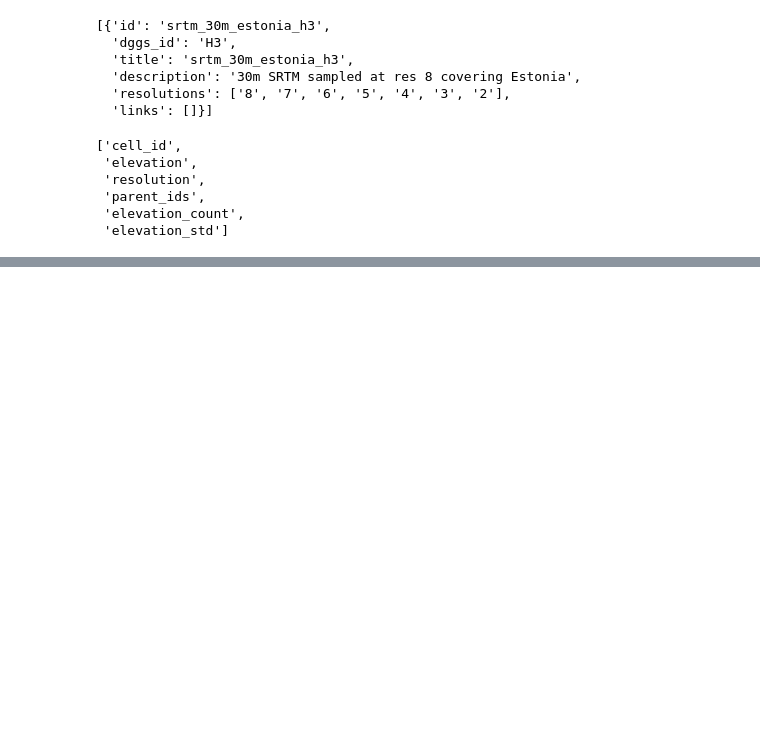
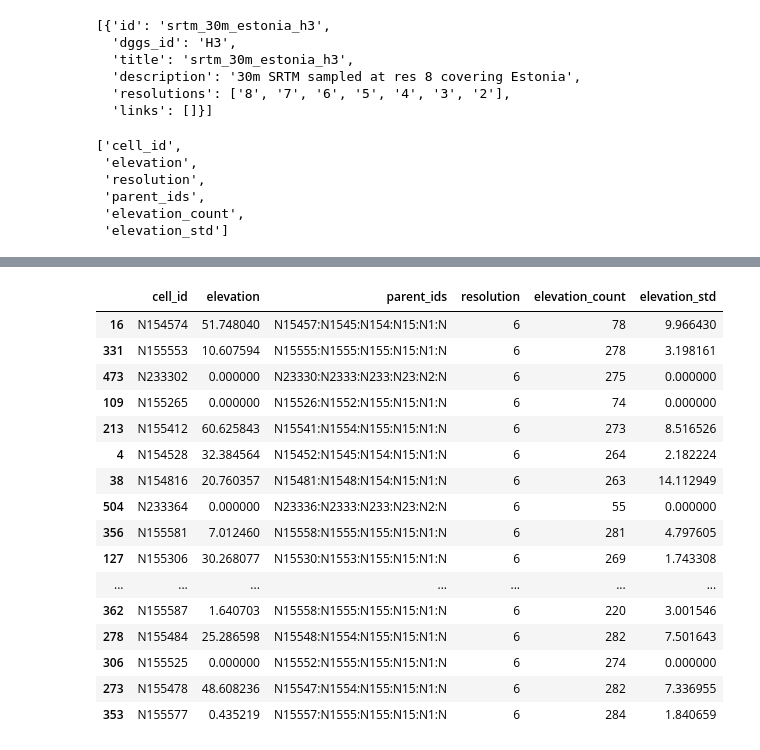
Before and after one commit to allixender/ogcapi-dggs-webdev-python, a Jupyter notebook: misc/db_fill.ipynb, the cells around one changed output, grey strips where cells are left out. Saved outputs shown, nothing was run; the diff lists cells and outputs as text; code cells hidden in the pictures; blank space fills up the shorter version.

```diff
--- a/misc/db_fill.ipynb
+++ b/misc/db_fill.ipynb
@@ -277,0 +611,11 @@ ignore_fields=["parent_ids"]
+# %%
+variable = "elevation"
+
+# smaller_df = df.head(5000).copy()
+
+elev_rhpix = prep_single_var_dggs(data=dfr, base_resolution=8, min_resolution=2, var_name=variable, main_stat='mean', uncert_stats=['count', 'std'], dggs_type="RHEALPIX")
+
+display(elev_rhpix.info())
+display(elev_rhpix.describe())
+
+elev_rhpix.sample(5)
@@ -277,0 +658,20 @@ ignore_fields=["parent_ids"]
+# %%
+elev_rhpix.loc[elev_rhpix["resolution"] <= 6].sample(20)
+# %% [output]
+|  | cell_id | elevation | parent_ids | resolution | elevation_count | elevation_std |
+| 16 | N154574 | 51.748040 | N15457:N1545:N154:N15:N1:N | 6 | 78 | 9.966430 |
+| 331 | N155553 | 10.607594 | N15555:N1555:N155:N15:N1:N | 6 | 278 | 3.198161 |
+| 473 | N233302 | 0.000000 | N23330:N2333:N233:N23:N2:N | 6 | 275 | 0.000000 |
+| 109 | N155265 | 0.000000 | N15526:N1552:N155:N15:N1:N | 6 | 74 | 0.000000 |
+| 213 | N155412 | 60.625843 | N15541:N1554:N155:N15:N1:N | 6 | 273 | 8.516526 |
+| 4 | N154528 | 32.384564 | N15452:N1545:N154:N15:N1:N | 6 | 264 | 2.182224 |
+| 38 | N154816 | 20.760357 | N15481:N1548:N154:N15:N1:N | 6 | 263 | 14.112949 |
+| 504 | N233364 | 0.000000 | N23336:N2333:N233:N23:N2:N | 6 | 55 | 0.000000 |
+| 356 | N155581 | 7.012460 | N15558:N1555:N155:N15:N1:N | 6 | 281 | 4.797605 |
+| 127 | N155306 | 30.268077 | N15530:N1553:N155:N15:N1:N | 6 | 269 | 1.743308 |
+| ... | ... | ... | ... | ... | ... | ... |
+| 362 | N155587 | 1.640703 | N15558:N1555:N155:N15:N1:N | 6 | 220 | 3.001546 |
+| 278 | N155484 | 25.286598 | N15548:N1554:N155:N15:N1:N | 6 | 282 | 7.501643 |
+| 306 | N155525 | 0.000000 | N15552:N1555:N155:N15:N1:N | 6 | 274 | 0.000000 |
+| 273 | N155478 | 48.608236 | N15547:N1554:N155:N15:N1:N | 6 | 282 | 7.336955 |
+| 353 | N155577 | 0.435219 | N15557:N1555:N155:N15:N1:N | 6 | 284 | 1.840659 |
```
Also changed, not shown: parts of 67 cells of this notebook, 6 other files.
